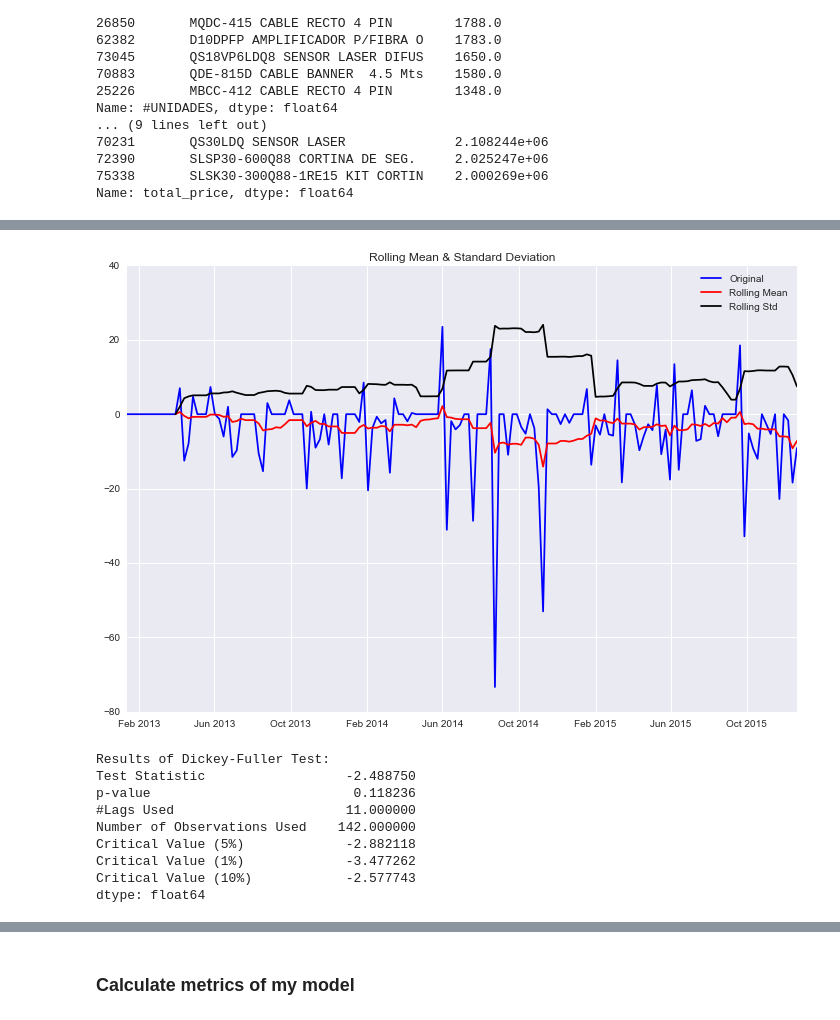
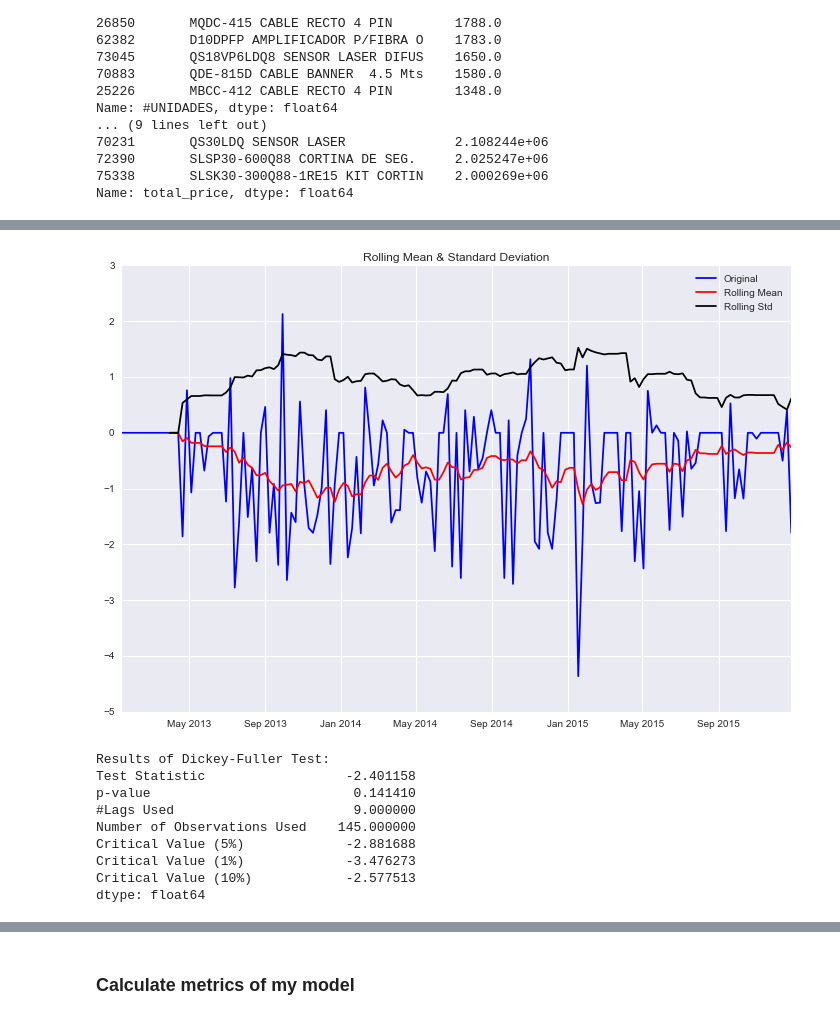
Before and after one commit to Grimi94/inventory-prediction, a Jupyter notebook: Trend Analysis.ipynb, the cells around one changed output, grey strips where cells are left out. Cells and saved outputs as stored; diff of their text form; code cells hidden in the pictures.

```diff
--- a/Trend Analysis.ipynb
+++ b/Trend Analysis.ipynb
@@ -130,7 +130,7 @@ from statsmodels.tsa.stattools import adfuller
 ts = df.set_index("FECHA")[["#UNIDADES", "IDPRODUCTO", "total_price"]]
 units_ts = ts[["#UNIDADES", "IDPRODUCTO"]]
 test_ts = None
-for prod_id, product in top_p_q.index[0:1]:
+for prod_id, product in top_p_q.index[1:2]:
     d_range_s = "2013"
     d_range_e = "2016"
     resample = "W"
@@ -142,6 +142,6 @@ for prod_id, product in top_p_q.index[0:1]:
     plt.figure()
     new_ts3 = new_ts[d_range_s:d_range_e].resample(resample).mean()
     new_ts3.plot(label=product, figsize=(12, 3))
-    test_ts = new_ts3
+    test_ts = np.log(new_ts3)
     plt.legend()
 # %% [output]
@@ -200,17 +200,17 @@ Critical Value (10%)            -2.577665
 dtype: float64
 # %%
-seasonal_difference = first_difference - test_ts.shift(12)
+seasonal_difference = first_difference - test_ts.shift(11)
 test_stationarity(seasonal_difference.fillna(0))
 # %% [output]
-[figure, old version]
+[figure, new version]
 Results of Dickey-Fuller Test:
-Test Statistic                  -2.488750
-p-value                          0.118236
-#Lags Used                      11.000000
-Number of Observations Used    142.000000
-Critical Value (5%)             -2.882118
-Critical Value (1%)             -3.477262
-Critical Value (10%)            -2.577743
+Test Statistic                  -2.401158
+p-value                          0.141410
+#Lags Used                       9.000000
+Number of Observations Used    145.000000
+Critical Value (5%)             -2.881688
+Critical Value (1%)             -3.476273
+Critical Value (10%)            -2.577513
 dtype: float64
 # %%
 from statsmodels.graphics.tsaplots import plot_acf, plot_pacf
```
Also changed, not shown: parts of 8 cells of this notebook.
